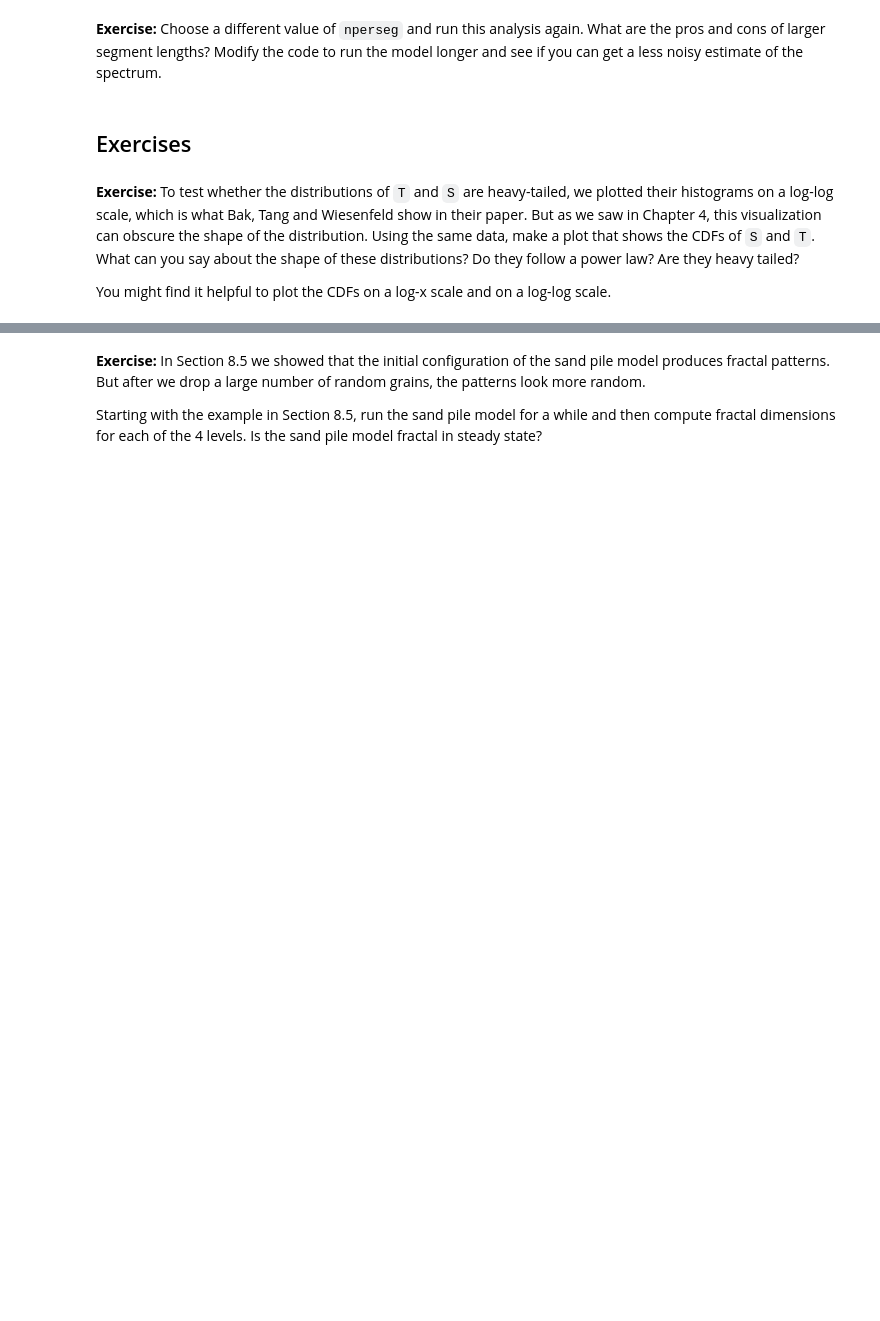
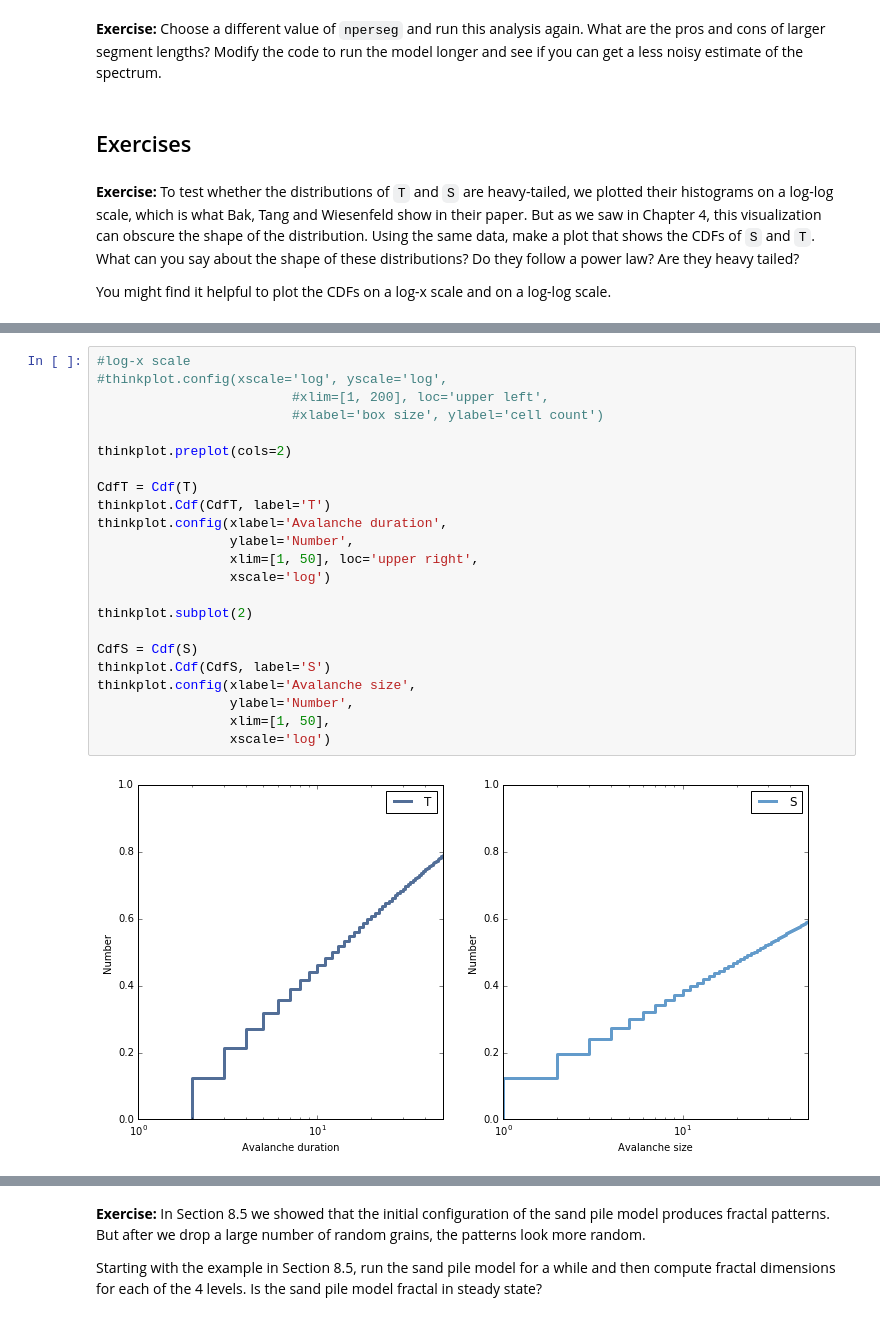
Before and after one commit to AllenDowney/ThinkComplexity2, a Jupyter notebook: code/chap08.ipynb, the cells around one changed output, grey strips where cells are left out. Saved outputs shown, nothing was run; the diff lists cells and outputs as text; blank space fills up the shorter version.

```diff
--- a/code/chap08.ipynb
+++ b/code/chap08.ipynb
@@ -411,0 +424,25 @@ You might find it helpful to plot the CDFs on a log-x scale and on a log-log sca
+# %%
+#log-x scale
+#thinkplot.config(xscale='log', yscale='log',
+                         #xlim=[1, 200], loc='upper left',
+                         #xlabel='box size', ylabel='cell count')
+
+thinkplot.preplot(cols=2)
+
+CdfT = Cdf(T)
+thinkplot.Cdf(CdfT, label='T')
+thinkplot.config(xlabel='Avalanche duration',
+                 ylabel='Number',
+                 xlim=[1, 50], loc='upper right',
+                 xscale='log')
+
+thinkplot.subplot(2)
+
+CdfS = Cdf(S)
+thinkplot.Cdf(CdfS, label='S')
+thinkplot.config(xlabel='Avalanche size',
+                 ylabel='Number',
+                 xlim=[1, 50],
+                 xscale='log')
+# %% [output]
+[figure, added]
```
Also changed, not shown: parts of 20 cells of this notebook.
